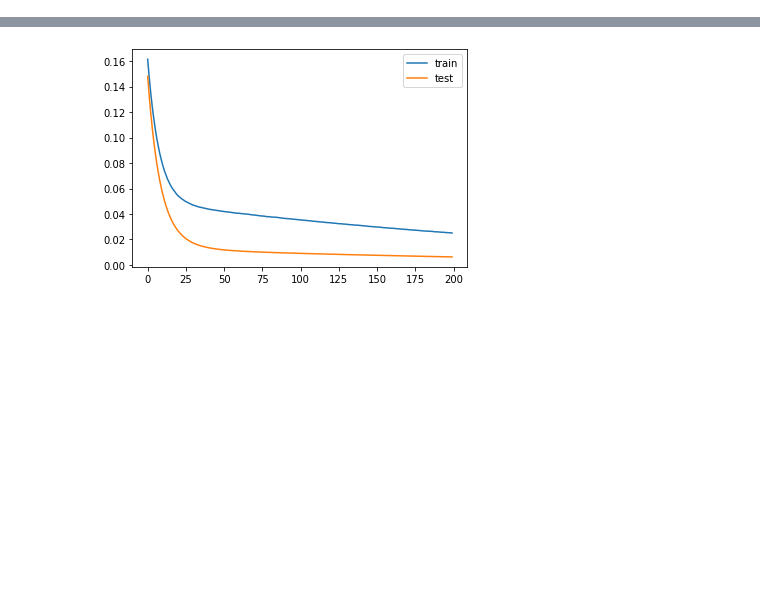
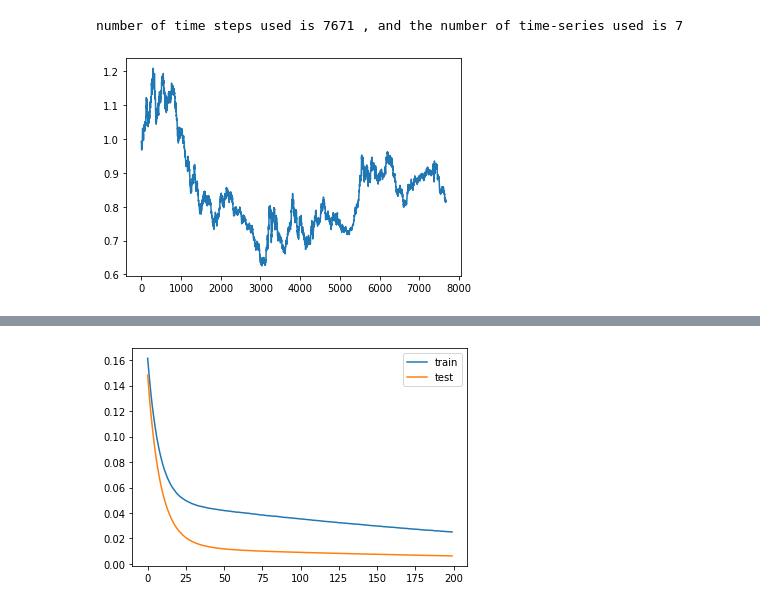
Before and after one commit to kevinddchen/ECE247, a Jupyter notebook: LSTM_for_exchange_rate.ipynb, the cells around one changed output, grey strips where cells are left out. Saved outputs shown, nothing was run; the diff lists cells and outputs as text; code cells hidden in the pictures; blank space fills up the shorter version.

```diff
--- a/LSTM_for_exchange_rate.ipynb
+++ b/LSTM_for_exchange_rate.ipynb
@@ -3,16 +3,24 @@ import os
 import numpy as np
 import pandas as pd
 from pandas import concat
-import readcsv
+import readcsv1
+import tensorflow as tf
+from tensorflow import keras
+from tensorflow.keras import layers
+from keras.models import Sequential
+from tensorflow.keras.layers import LSTM, ConvLSTM2D
+from tensorflow.keras.layers import Dense
+from tensorflow.keras.layers import Dropout
+from matplotlib import pyplot
+from sklearn.metrics import mean_squared_error
 
 
 USE_all_series =True
 
 if USE_all_series:
-    ts = readcsv.get_data(start='2000-01-01', end='2020-12-31', method='ffill',
-    normalize=True, init='bfill', txt='file_names.txt', verbose=False)
-    no_steps, no_series = ts.shape
-    print('number of time steps used is %d , and the number of time-series used is %d' %(no_steps, no_series)    )
+    ts = readcsv1.get_data(start='2000-01-01', end='2020-12-31', method='ffill',
+     init='bfill', file='file_names.txt', verbose=True)
+
 
 else:
     file_USDEUR = 'Data/USDEUR.csv'
@@ -44,3 +68,17 @@ number of time steps used is 7671 , and the number of time-series used is 87
+# %%
+## indicators to use when training
+keeplist = [0, 1, 5, 15, 16, 25, 27]
+ts = ts[:, keeplist]
+no_steps, no_series = ts.shape
+print('number of time steps used is %d , and the number of time-series used is %d' %(no_steps, no_series)    )
+
+
+## plot exchange rate
+pyplot.plot(ts[:,0])
+pyplot.show()
+# %% [output]
+number of time steps used is 7671 , and the number of time-series used is 7
+[figure, added]
 # %%
 # prepare data for lstm
 from pandas import read_csv
```
Also changed, not shown: parts of 5 cells of this notebook.
